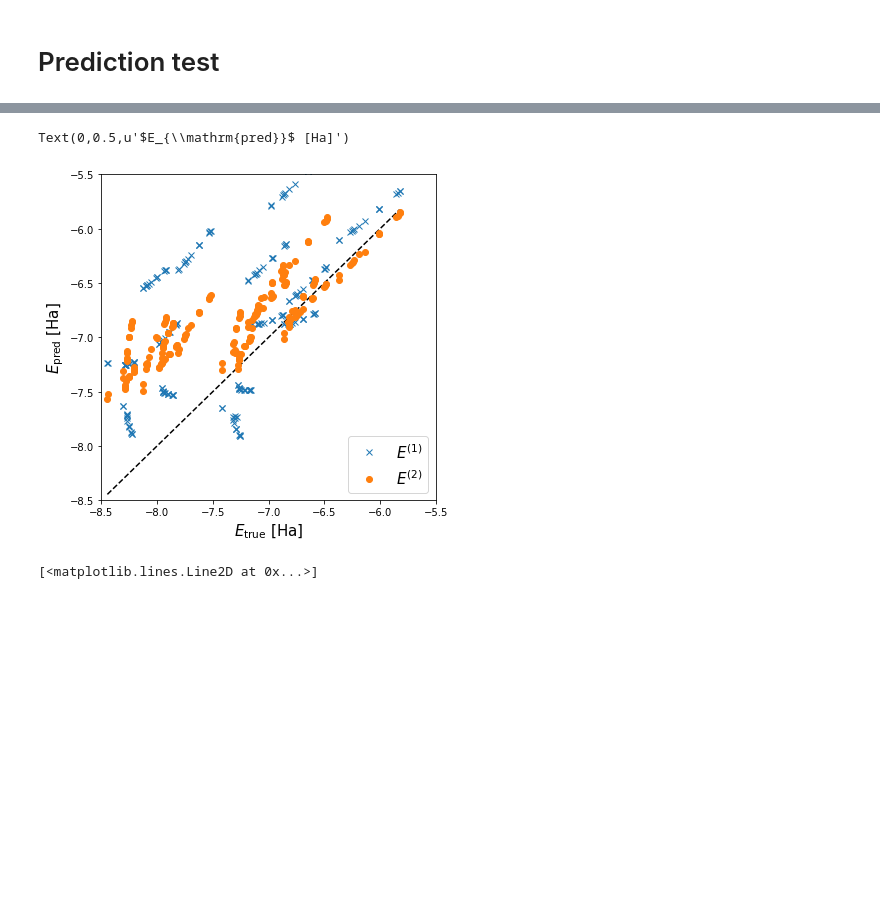
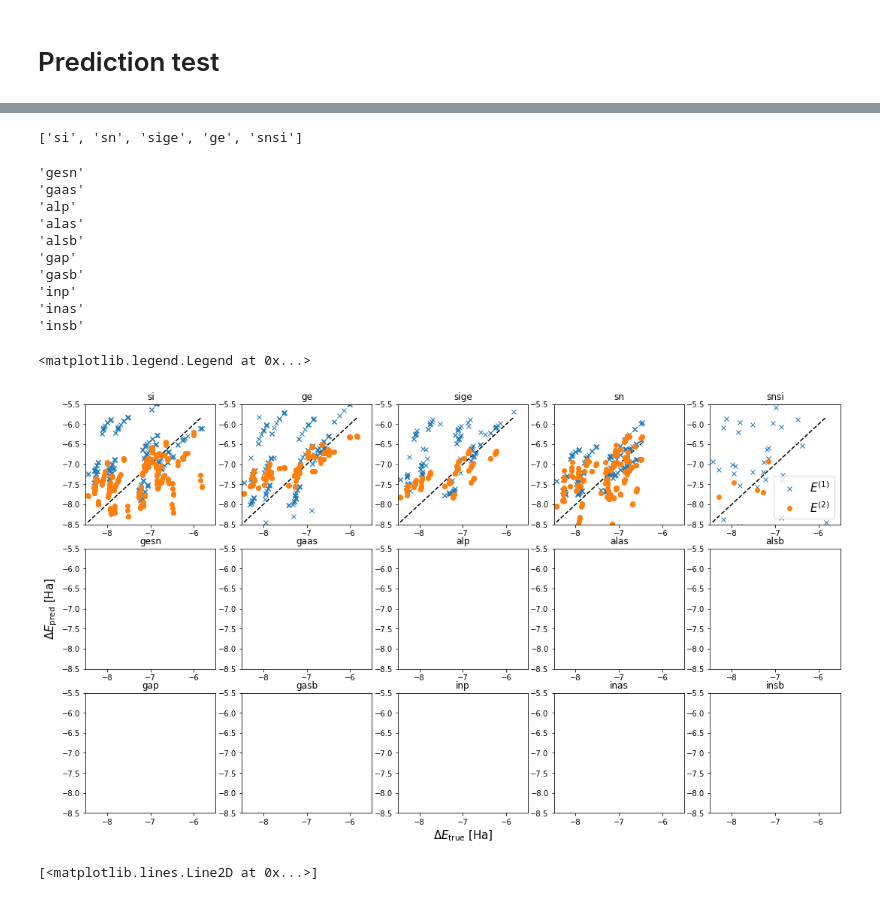
Before and after one commit to SamKChang/alchemical_normal_modes, a Jupyter notebook: 11_PPCrystal/02_a0_scan/anm_matrix_anal.ipynb, the cells around one changed output, grey strips where cells are left out. Saved outputs shown, nothing was run; the diff lists cells and outputs as text; code cells hidden in the pictures; blank space fills up the shorter version.

```diff
--- a/11_PPCrystal/02_a0_scan/anm_matrix_anal.ipynb
+++ b/11_PPCrystal/02_a0_scan/anm_matrix_anal.ipynb
@@ -117,3 +135,8 @@ def mol2vec(mol_tar, mol_ref, size=[1, 3]):
     vec_tar = np.hstack([p[0] for p in par_tar])
     vec_ref = np.hstack([p[0] for p in par_ref])
     return vec_tar - vec_ref
+# %%
+A_dict = H_dict
+for cyl, A_list in A_dict.iteritems():
+    for i, A in enumerate(A_list):
+        print cyl, i, A.shape
@@ -135,17 +203,47 @@ for a_pos in range(15):
+# %%
+tars_dict.keys()
+# %% [output]
+['si', 'sn', 'sige', 'ge', 'snsi']
 # %%
-fig, ax = plt.subplots(1, 1, figsize=(6,6))
-tar_min, tar_max = min(tars), max(tars)
-ax.plot([tar_min, tar_max], [tar_min, tar_max], ls='--', color='k')
-ax.plot(tars, prd_1, ls='', marker='x', label='$E^{(1)}$')
-ax.plot(tars, prd_2, ls='', marker='o', label='$E^{(2)}$')
-ax.set_ylim([-8.5, -5.5])
-ax.set_xlim([-8.5, -5.5])
-ax.legend(loc=4, fontsize=15)
-ax.set_xlabel('$\Delta E_{\mathrm{true}}$ [Ha]', fontsize=15)
-ax.set_ylabel('$\Delta E_{\mathrm{pred}}$ [Ha]', fontsize=15)
+fig, axs = plt.subplots(3, 5, figsize=(18,10))
+ax_last = None
+for i, info_cyl in enumerate(cyl_map):
+    cyl = info_cyl[0]
+    row, col = divmod(i, 5)
+    ax = axs[row][col]
+    try:
+        tars = tars_dict[cyl]
+        prd_1 = prd_1_dict[cyl]
+        prd_2 = prd_2_dict[cyl]
+        tar_min, tar_max = min(tars), max(tars)
+        ax.plot([tar_min, tar_max], [tar_min, tar_max], ls='--', color='k')
+        ax.plot(tars, prd_1, ls='', marker='x', label='$E^{(1)}$')
+        ax.plot(tars, prd_2, ls='', marker='o', label='$E^{(2)}$')
+        ax_last = ax
+    except Exception as err:
+        print err
+    ax.set_ylim([-8.5, -5.5])
+    ax.set_xlim([-8.5, -5.5])
+    if row == 1 and col == 0:
+        ax.set_ylabel('$\Delta E_{\mathrm{pred}}$ [Ha]', fontsize=15)
+    if row == 2 and col == 2:
+        ax.set_xlabel('$\Delta E_{\mathrm{true}}$ [Ha]', fontsize=15)
+    ax.set_title(cyl)
+
+ax_last.legend(loc=4, fontsize=15)
 # %% [output]
-Text(0,0.5,u'$E_{\\mathrm{pred}}$ [Ha]')
+'gesn'
+'gaas'
+'alp'
+'alas'
+'alsb'
+'gap'
+'gasb'
+'inp'
+'inas'
+'insb'
+<matplotlib.legend.Legend at 0x...>
-[figure, old version]
+[figure, new version]
 # %%
 plt.plot(np.array(tars) - np.array(prd_1))
 plt.plot(np.array(tars) - np.array(prd_2))
```
Also changed, not shown: parts of 4 cells of this notebook, 5 other files.
